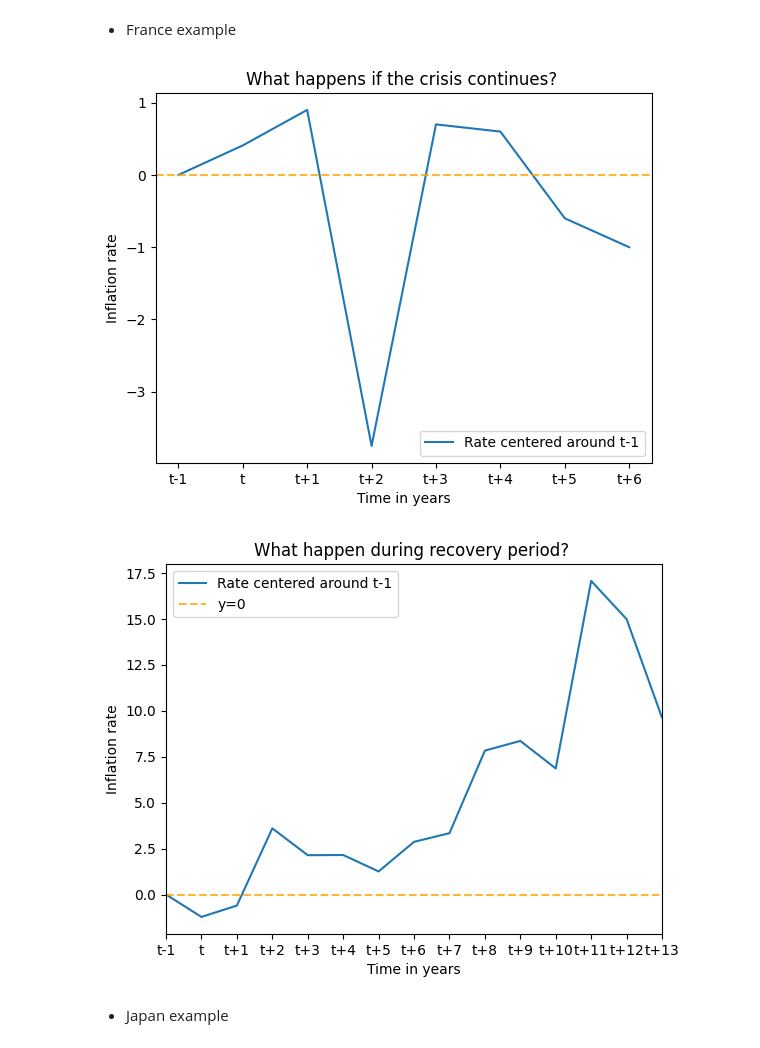
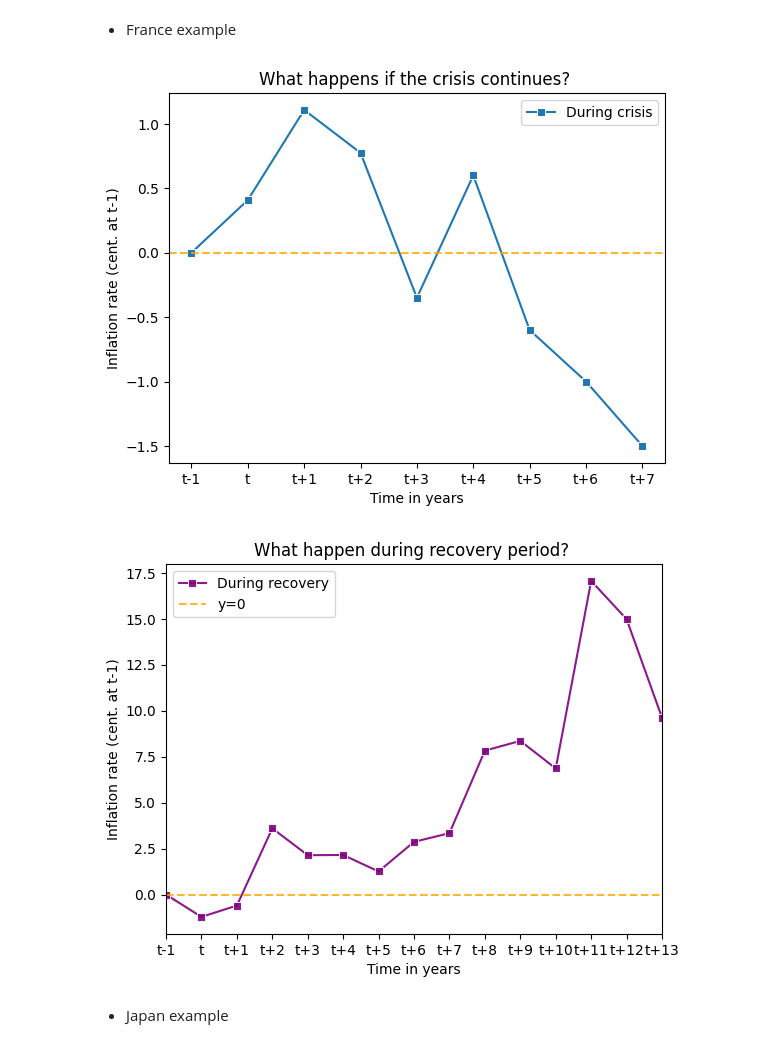
Before and after one commit to blengereau/Depression-and-recovery, a Jupyter notebook: code/crisis_research.ipynb, the cells around one changed output. Drawn from its saved outputs; the diff is of its cells as text; code cells hidden in the pictures.

Commit message:
Work on Crisis and Recovery Dynamics

```diff
--- a/code/crisis_research.ipynb
+++ b/code/crisis_research.ipynb
@@ -218,7 +224,7 @@ for year in banking_crisis_years:
 
 axs[0].set_ylim(-50, 50)
 
-axs[0].set_title('Annual inflation rate of the US and years with a banking crisis')
+axs[0].set_title('Annual inflation rate of the USA_data and years with a banking crisis')
 axs[0].set_xlabel('Year')
 axs[0].set_ylabel('Annual inflation rate')
 
@@ -1677,6 +1684,7 @@ def crisis_data(data, during_crisis=True):
             elif crisis_started:
                 # End the series when a 0 is recorded in the banking_crisis column
                 crisis_started = False
+                current_serie.append(row['annual_inflation'])
                 series.append(current_serie)
                 current_serie = []
         else:
@@ -1774,34 +1781,34 @@ plt.show()
 # %%
 pattern_during_crisis = compute_pattern(normalize_crisis_data(crisis_data(FRA_data, during_crisis = True)))
 pattern_during_recovery = compute_pattern(normalize_crisis_data(crisis_data(FRA_data, during_crisis = False)))
 
 years = [f"t{i}" if i < 0 else f"t+{i}" if i > 0 else "t" for i in range(-1, len(pattern_during_crisis) - 1)]
-sns.lineplot(x = years, y = pattern_during_crisis, label = 'Rate centered around t-1')
+sns.lineplot(x = years, y = pattern_during_crisis, marker = 's', label = 'During crisis')
 
 plt.axhline(y=0, color='orange', label='y=0', linestyle = 'dashed', alpha = 0.8)
 
 plt.title('What happens if the crisis continues? ')
 
 plt.xlabel('Time in years')
-plt.ylabel('Inflation rate')
+plt.ylabel('Inflation rate (cent. at t-1)')
 
 plt.show()
 
 years = [f"t{i}" if i < 0 else f"t+{i}" if i > 0 else "t" for i in range(-1, len(pattern_during_recovery) - 1)]
-sns.lineplot(x = years, y = pattern_during_recovery, label = 'Rate centered around t-1')
+sns.lineplot(x = years, y = pattern_during_recovery, marker = 's', color = 'Purple', alpha = 0.9, label = 'During recovery')
 plt.axhline(y=0, color='orange', label='y=0', linestyle = 'dashed', alpha = 0.8)
 
 plt.title('What happen during recovery period? ')
 
 plt.xlabel('Time in years')
-plt.ylabel('Inflation rate')
+plt.ylabel('Inflation rate (cent. at t-1)')
 plt.xlim('t-1', 't+13')
 plt.legend()
 
 plt.show()
 # %% [output]
-[figure, old version]
+[figure, new version]
-[figure, old version]
+[figure, new version]
 # %% [markdown]
 * Japan example
 # %%
```
Also changed, not shown: parts of 15 cells of this notebook, 1 other file.
